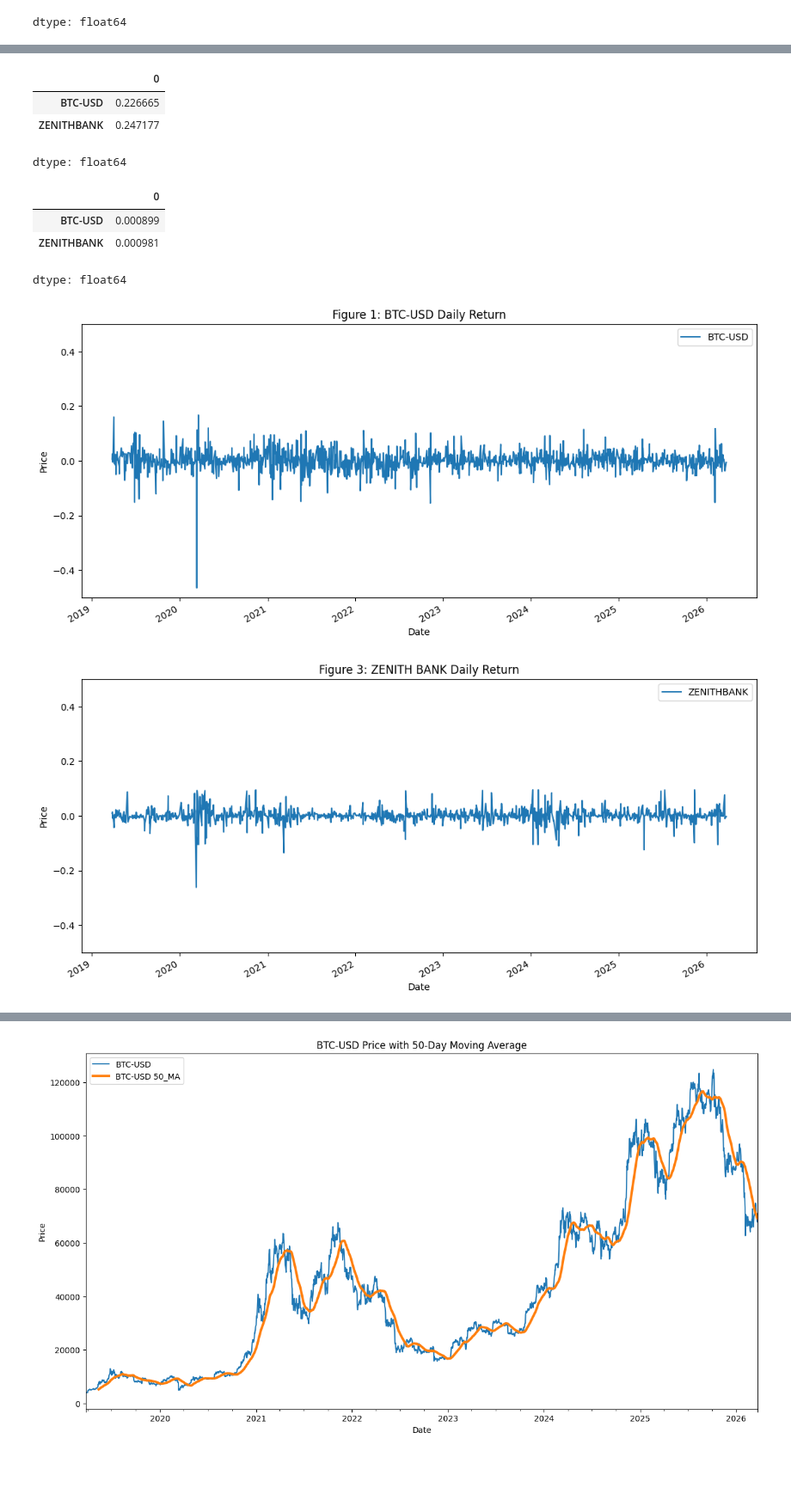
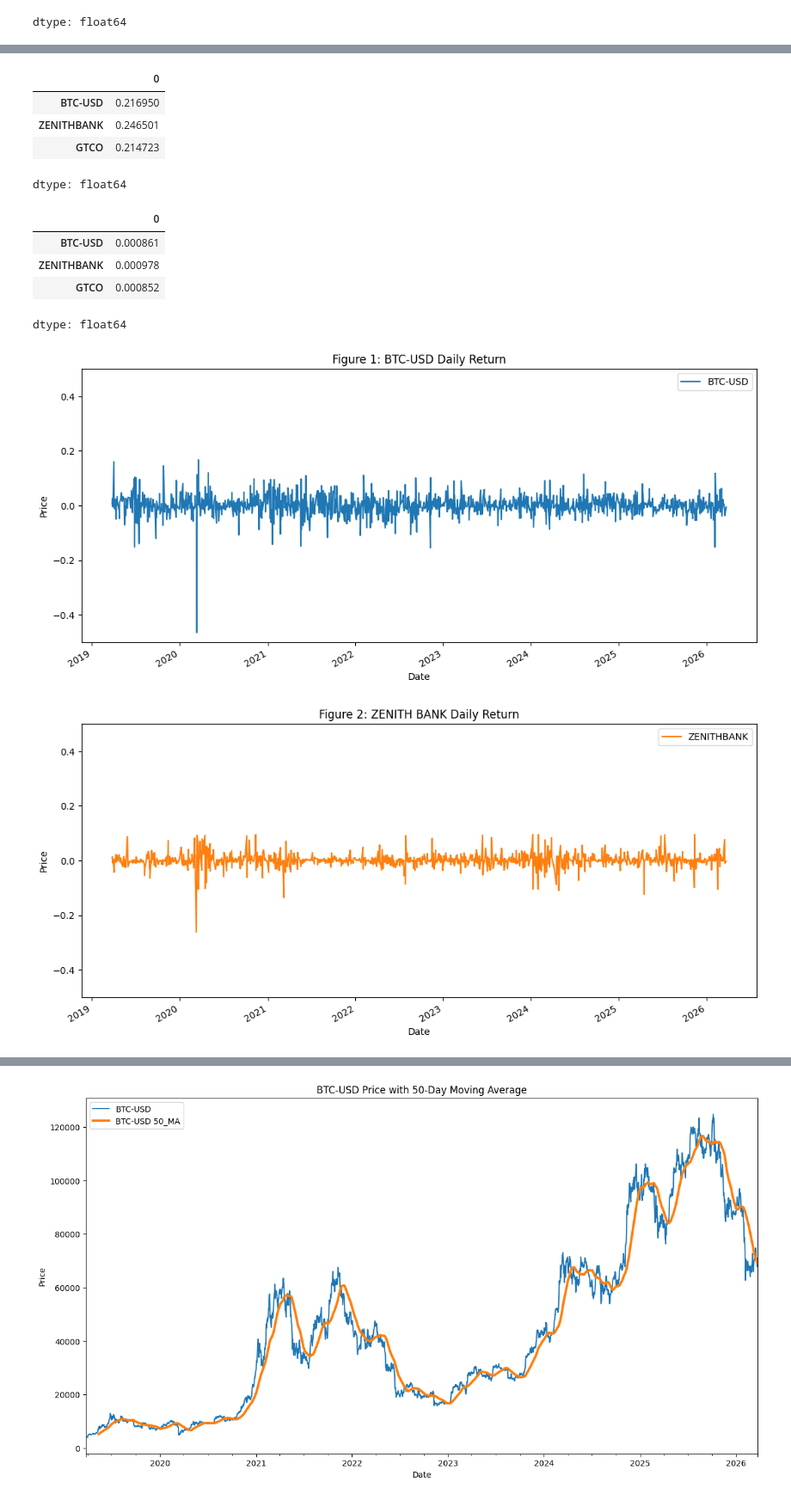
Before and after one commit to Sahdam/Nigerian-Financial-Risk-Intelligence-System, a Jupyter notebook: Nigerian_Financial_Risk_Intelligence_System.ipynb, the cells around one changed output, grey strips where cells are left out. Shown at 86% size. Cells and saved outputs as stored; diff of their text form; code cells hidden in the pictures; blank space fills up the shorter version.

```diff
--- a/Nigerian_Financial_Risk_Intelligence_System.ipynb
+++ b/Nigerian_Financial_Risk_Intelligence_System.ipynb
@@ -35,3 +35,10 @@ Data columns (total 1 columns):
  0   BTC-USD  2557 non-null   float64
 dtypes: float64(1)
 memory usage: 40.0 KB
+# %%
+url="https://raw.githubusercontent.com/Sahdam/Nigerian-Financial-Risk-Intelligence-System/refs/heads/main/Guaranty%20Trust%20Holding%20Stock%20Price%20History.csv"
+df_g = pd.read_csv(url, parse_dates=['Date'], index_col='Date')['Price']
+df_g.index = df_g.index.tz_localize('UTC')
+df_g.rename('GTCO', inplace=True)
+df_g = df_g.sort_index(ascending=True)
+df_g.head()
@@ -78,6 +93,7 @@ memory usage: 40.0 KB
 None
 # %%
-df = df_bc.merge(df_z, left_index=True, right_index=True, how='outer')
+df = df_bc.merge(df_z, left_index=True, right_index=True, how='outer')\
+    .merge(df_g, left_index=True, right_index=True, how='outer')
 
 print(df.shape)
 print("\n")
@@ -172,31 +198,36 @@ avg_annual_return = df_return.mean() * 252
 avg_annual_return
 # %% [output]
 |  | 0 |
-| BTC-USD | 0.226665 |
-| ZENITHBANK | 0.247177 |
+| BTC-USD | 0.216950 |
+| ZENITHBANK | 0.246501 |
+| GTCO | 0.214723 |
 dtype: float64
 # %%
 avg_daily_return = df_return.mean()
 avg_daily_return
 # %% [output]
 |  | 0 |
-| BTC-USD | 0.000899 |
-| ZENITHBANK | 0.000981 |
+| BTC-USD | 0.000861 |
+| ZENITHBANK | 0.000978 |
+| GTCO | 0.000852 |
 dtype: float64
 # %%
 ax1 = df_return.plot(figsize=(13,6), y='BTC-USD', title='Figure 1: BTC-USD Daily Return')
-ax2 = df_return.plot(figsize=(13,6), y='ZENITHBANK', title='Figure 3: ZENITH BANK Daily Return')
+ax2 = df_return.plot(figsize=(13,6), y='ZENITHBANK', title='Figure 2: ZENITH BANK Daily Return', c="C1")
+ax3 = df_return.plot(figsize=(13,6), y='GTCO', title='Figure 3: GTCO Daily Return', c="C2")
 
 ax1.set_ylabel('Price')
 ax1.set_xlabel('Date')
 ax2.set_ylabel('Price')
 ax2.set_xlabel('Date')
+ax3.set_ylabel('Price')
+ax3.set_xlabel('Date')
 
 
 ax1.set_ylim(-0.5, 0.5)
 ax2.set_ylim(-0.5, 0.5)
 
 plt.show()
 # %% [output]
 [figure]
-[figure, old version]
+[figure, new version]
```
Also changed, not shown: parts of 62 cells of this notebook.
